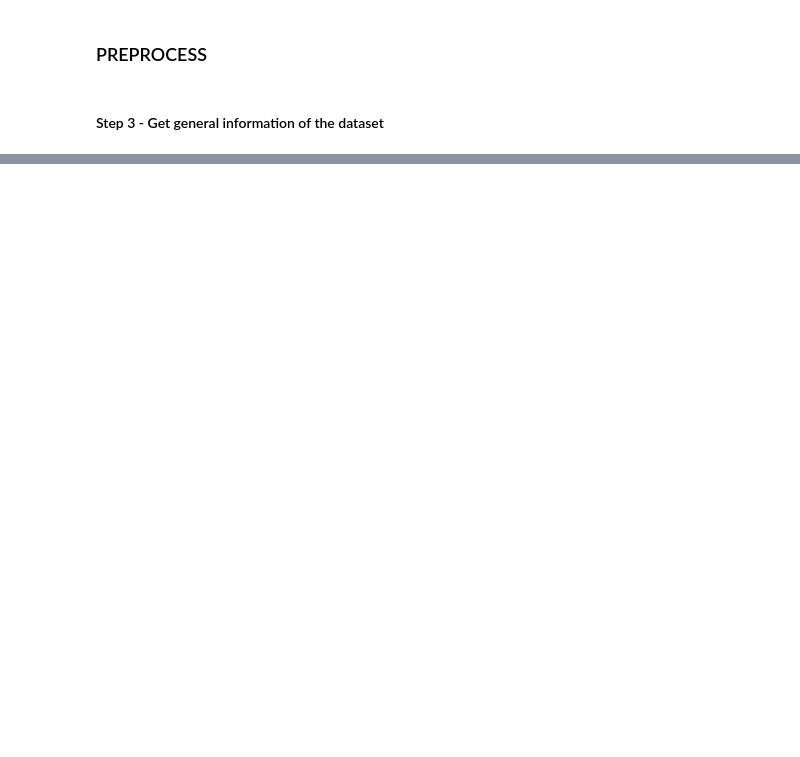
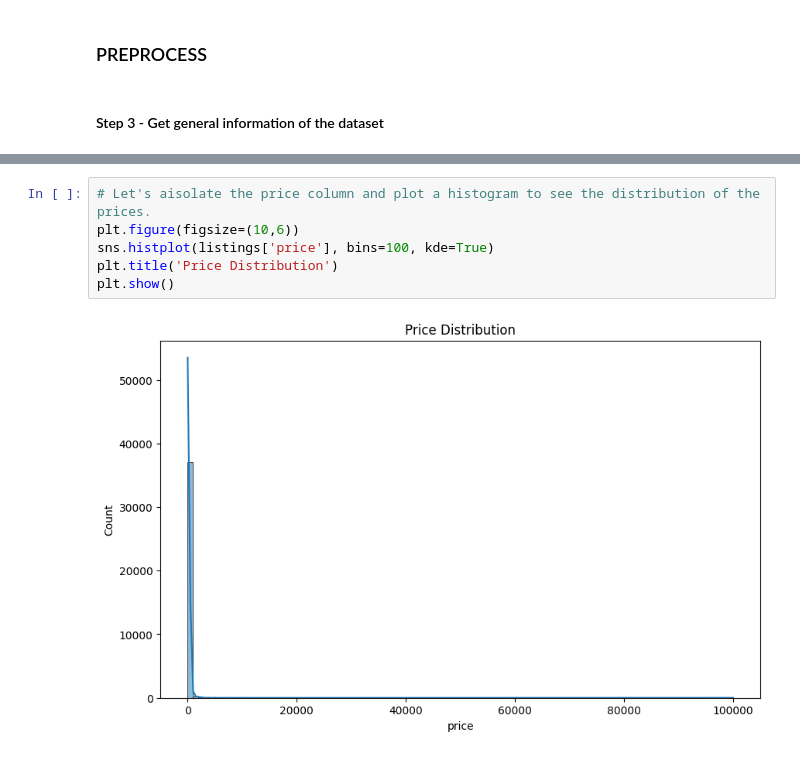
Before and after one commit to koloktos/airbnb-dataset-newyork, a Jupyter notebook: airbnb-dataset-ny.ipynb, the cells around one changed output, grey strips where cells are left out. Cells and saved outputs as stored; diff of their text form; blank space fills up the shorter version.

```diff
--- a/airbnb-dataset-ny.ipynb
+++ b/airbnb-dataset-ny.ipynb
@@ -59,0 +332,8 @@ dtype: float64
+# %%
+# Let's aisolate the price column and plot a histogram to see the distribution of the prices.
+plt.figure(figsize=(10,6))
+sns.histplot(listings['price'], bins=100, kde=True)
+plt.title('Price Distribution')
+plt.show()
+# %% [output]
+[figure, added]
```
Also changed, not shown: parts of 63 cells of this notebook.
